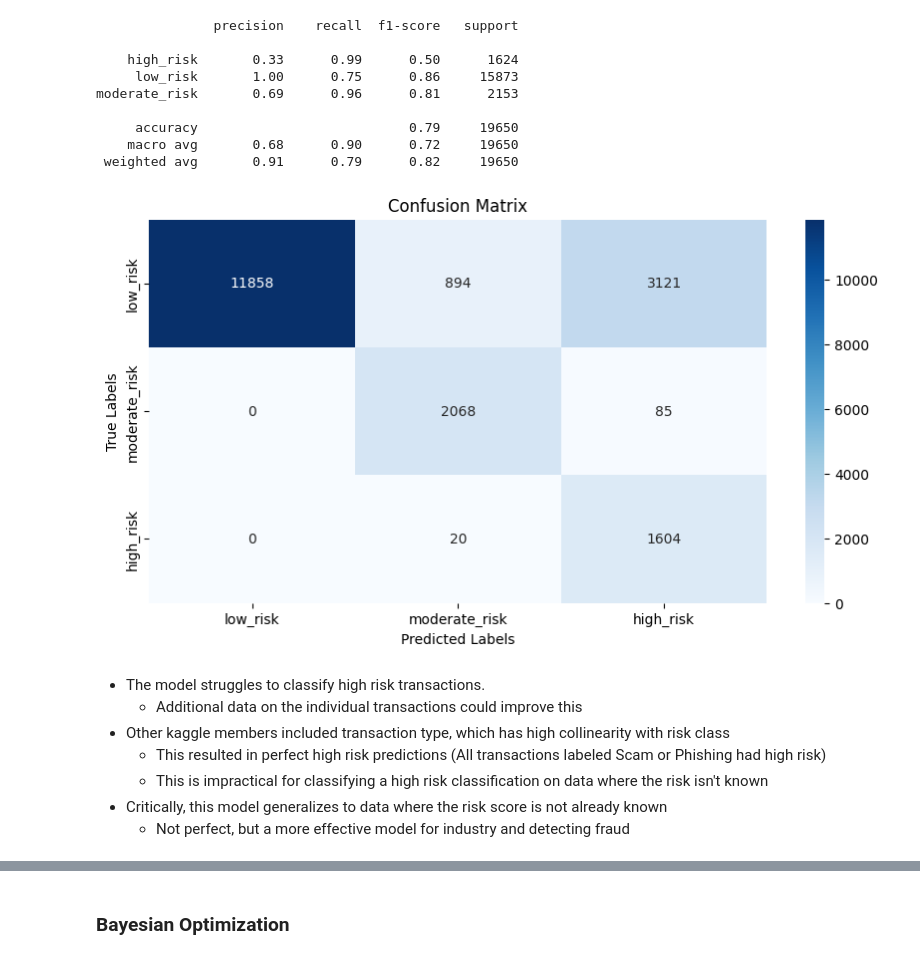
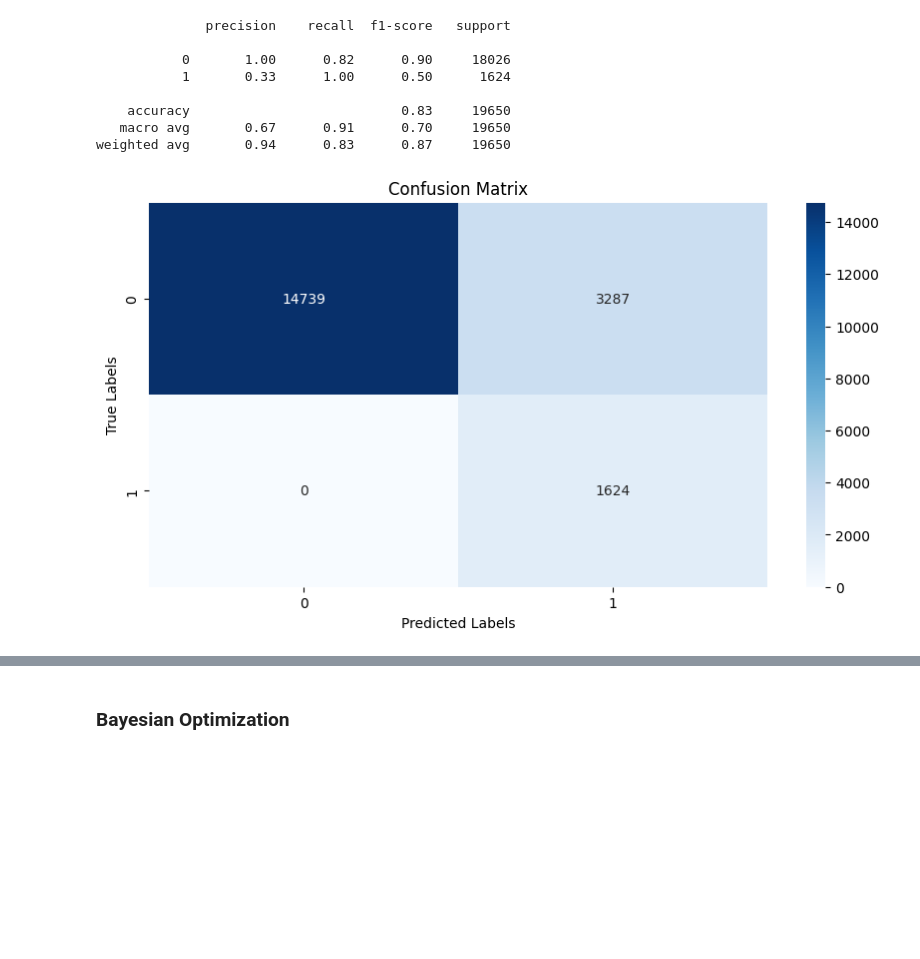
Before and after one commit to WulfNovak/Meta-Transaction-Risk-Classification, a Jupyter notebook: meta_ml.ipynb, the cells around one changed output, grey strips where cells are left out. Drawn from its saved outputs; the diff is of its cells as text; code cells hidden in the pictures; blank space fills up the shorter version.

```diff
--- a/meta_ml.ipynb
+++ b/meta_ml.ipynb
@@ -29,0 +29,4 @@ plt.rcParams['figure.figsize'] = [10,5]
+# %%
+# Read in modeling dataframe
+
+meta_model_df = pd.read_pickle('./Python Projects/Meta-Transaction-Risk-Classification/meta_model_df.pkl')
@@ -122,30 +201,37 @@ feature_importance_plot;
 # %%
-# Report and Confusion Matrix
-print(classification_report(y_test, y_pred))
-class_labels = ['low_risk', 'moderate_risk', 'high_risk']
-cm = confusion_matrix(y_test, y_pred, labels = class_labels) # Are these labels in the right order?
+# Confusion Matrix Dependent on binary or multi-class output
 
-sb.heatmap(cm, annot = True, fmt = "d", cmap = "Blues", xticklabels = class_labels, yticklabels = class_labels)
-plt.xlabel('Predicted Labels')
-plt.ylabel('True Labels')
-plt.title('Confusion Matrix')
-plt.show();
+def confusion_matrix_output(y_pred): #'binary' or 'multiclass'
+    # Report and Confusion Matrix
+    print(classification_report(y_test, y_pred))
+
+    print('\n')
+
+    if objective == 'binary': # Objective is define globally ('binary' or 'multiclass')
+        class_labels = [0, 1]
+
+    else:
+        class_labels = ['low_risk', 'moderate_risk', 'high_risk']
+
+    cm = confusion_matrix(y_test, y_pred, labels = class_labels) # Are these labels in the right order?
+
+    sb.heatmap(cm, annot = True, fmt = "d", cmap = "Blues", xticklabels = class_labels, yticklabels = class_labels)
+    plt.xlabel('Predicted Labels')
+    plt.ylabel('True Labels')
+    plt.title('Confusion Matrix')
+    plt.show();
-# %% [output]
-               precision    recall  f1-score   support
-
-    high_risk       0.33      0.99      0.50      1624
-     low_risk       1.00      0.75      0.86     15873
-moderate_risk       0.69      0.96      0.81      2153
-
-     accuracy                           0.79     19650
-    macro avg       0.68      0.90      0.72     19650
- weighted avg       0.91      0.79      0.82     19650
-[figure, removed]
-# %% [markdown]
-* The model struggles to classify high risk transactions.
-    * Additional data on the individual transactions could improve this
-* Other kaggle members included transaction type, which has high collinearity with risk class
-    * This resulted in perfect high risk predictions (All transactions labeled Scam or Phishing had high risk)
-    * This is impractical for classifying a high risk classification on data where the risk isn't known
-* Critically, this model generalizes to data where the risk score is not already known
-    * Not perfect, but a more effective model for industry and detecting fraud
+# %%
+# Predicted values from optimized model
+y_pred = halving_grid_search.best_estimator_.predict(x_test)
+
+confusion_matrix_output(y_pred)
+# %% [output]
+              precision    recall  f1-score   support
+
+           0       1.00      0.82      0.90     18026
+           1       0.33      1.00      0.50      1624
+
+    accuracy                           0.83     19650
+   macro avg       0.67      0.91      0.70     19650
+weighted avg       0.94      0.83      0.87     19650
+[figure, added]
```
Also changed, not shown: parts of 44 cells of this notebook, 1 other file.
